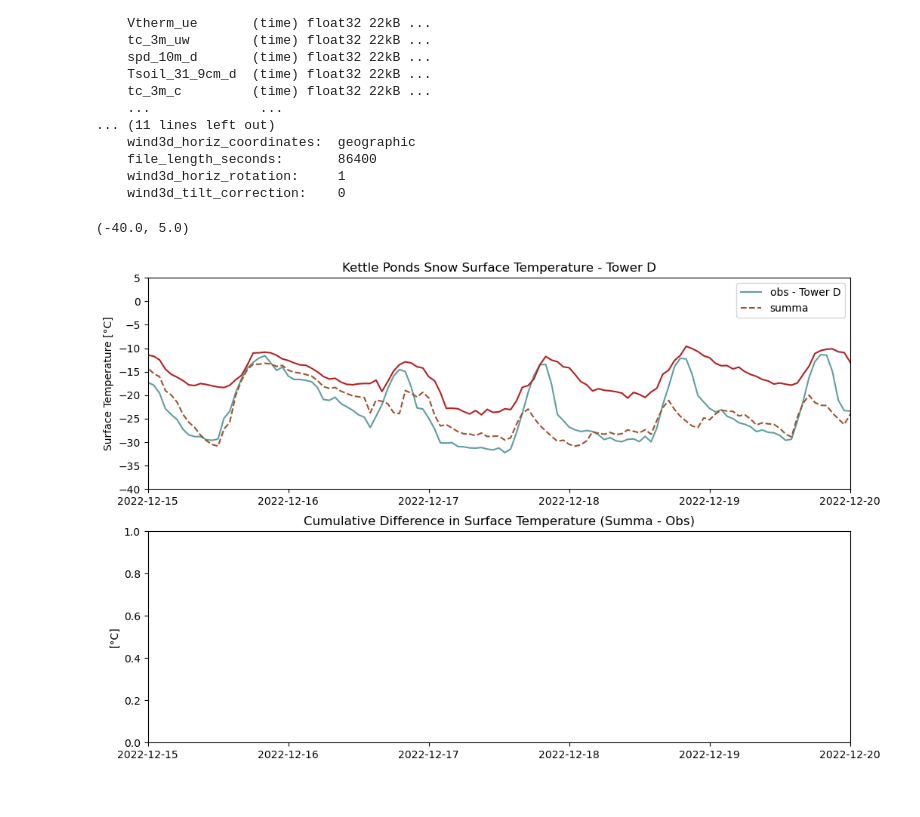
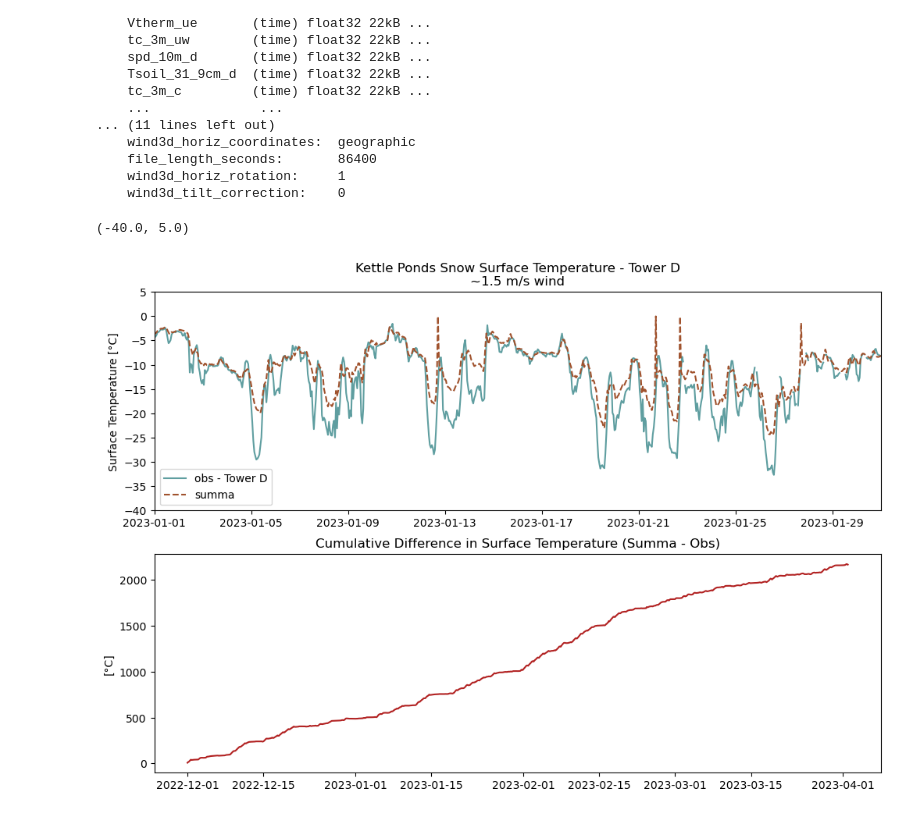
Before and after one commit to clinton-alden/summa, a Jupyter notebook: analysis/kettle_ponds/kettle_ponds_analysis.ipynb, the cells around one changed output. Drawn from its saved outputs; the diff is of its cells as text; code cells hidden in the pictures.

Commit message:
new plots

```diff
--- a/analysis/kettle_ponds/kettle_ponds_analysis.ipynb
+++ b/analysis/kettle_ponds/kettle_ponds_analysis.ipynb
@@ -7,7 +7,7 @@ from datetime import datetime
 # %%
 obs_da = xr.open_dataset('sos_EB_01Nov2022to18June2023.nc')
 
-summa_da = xr.open_dataset('template_output_consettl_1hr_timestep.nc')
+summa_da = xr.open_dataset('template_output_tilden_1_5mswind_timestep.nc')
 obs_da
 # %% [output]
 <xarray.Dataset> Size: 6MB
@@ -37,23 +37,23 @@ Tsfc_diff = summa_da['scalarSurfaceTemp'] - obs_da_Tsurf - 273.15
 # %%
 fig, ax = plt.subplots(2,1,figsize=(12, 8))
 
 ax[0].plot(obs_da_Tsurf['time'], obs_da_Tsurf, color='cadetblue', label='obs - Tower D')
 ax[0].plot(summa_da['time'], summa_da['scalarSurfaceTemp']-273.15, linestyle='--', color='sienna', label='summa')
 ax[0].legend()
 ax[0].set_ylabel('Surface Temperature [°C]')
-ax[0].set_title('Kettle Ponds Snow Surface Temperature - Tower D')
-start_date = datetime(2022, 12, 15)
-end_date = datetime(2022, 12, 20)
+ax[0].set_title('Kettle Ponds Snow Surface Temperature - Tower D\n~1.5 m/s wind')
+start_date = datetime(2023, 1, 1)
+end_date = datetime(2023, 1, 31)
 ax[0].set_xlim(start_date, end_date)
 
 
-# ax[1].plot(Tsfc_diff.time, Tsfc_diff.cumsum(), color='firebrick')
-ax[0].plot(obs_da['time'], obs_da['T_3m_c'], color='firebrick')
+ax[1].plot(Tsfc_diff.time, Tsfc_diff.cumsum(), color='firebrick')
+# ax[1].plot(obs_da['time'], obs_da['T_3m_c'], color='firebrick')
 ax[1].set_ylabel('[°C]')
 ax[1].set_title('Cumulative Difference in Surface Temperature (Summa - Obs)')
-ax[1].set_xlim(start_date, end_date)
+# ax[1].set_xlim(start_date, end_date)
 
 ax[0].set_ylim(-40,5)
 # %% [output]
 (-40.0, 5.0)
-[figure, old version]
+[figure, new version]
```
Also changed, not shown: parts of 3 cells of this notebook.
